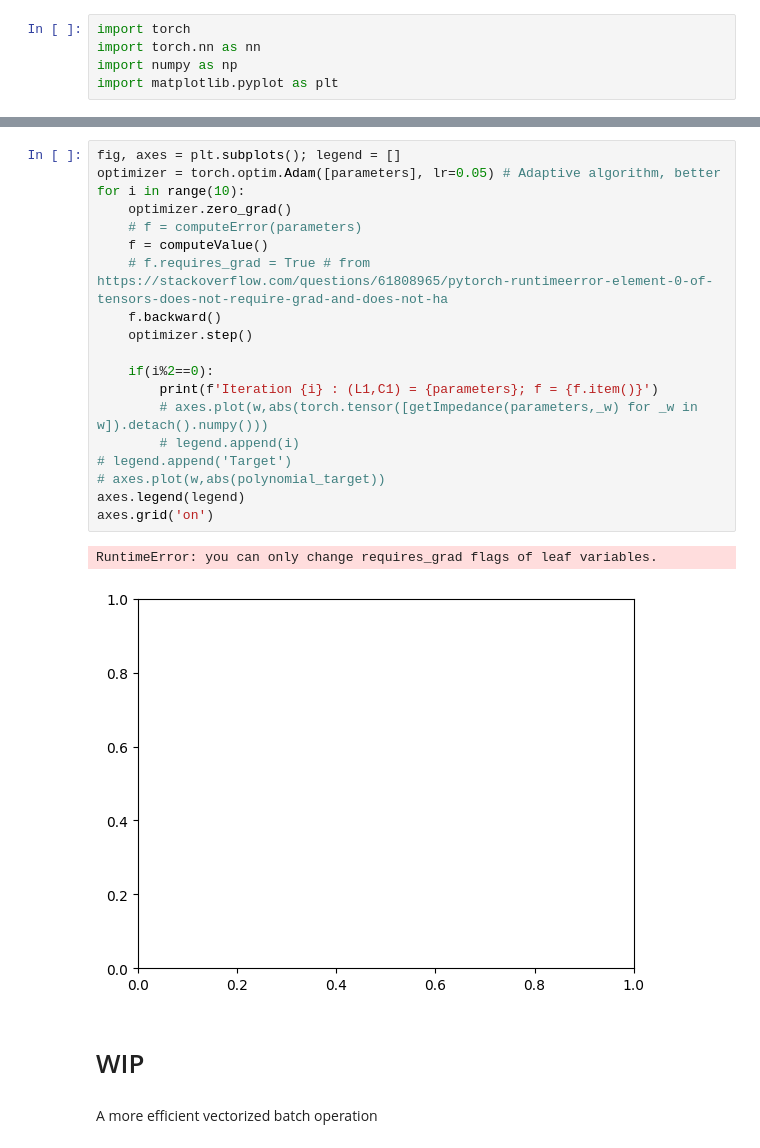
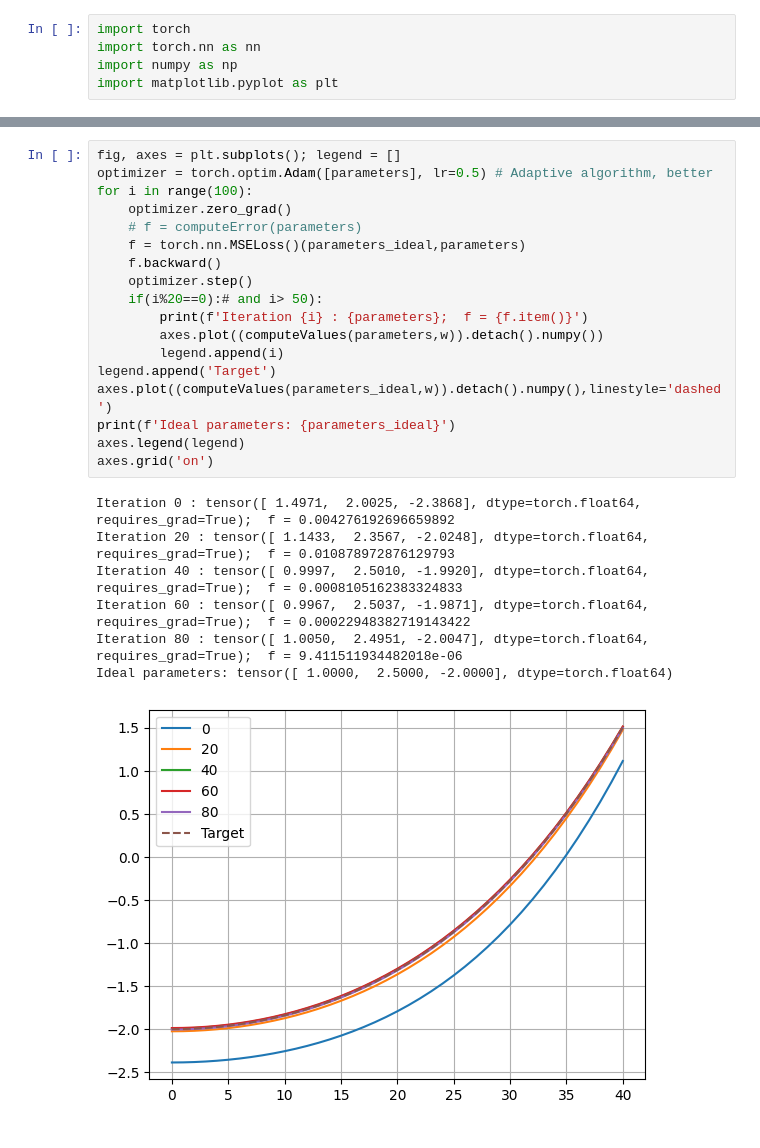
Before and after one commit to a-dag-a/sandbox__ML, a Jupyter notebook: autodiff/WIP.ipynb, the cells around one changed output, grey strips where cells are left out. Saved outputs shown, nothing was run; the diff lists cells and outputs as text.

Commit message:
Simple polynomial fitting (polynomial coeffs are encoded as matrix elements)

```diff
--- a/autodiff/WIP.ipynb
+++ b/autodiff/WIP.ipynb
@@ -42,26 +49,26 @@ def computeError(parameters):
 # %%
 fig, axes = plt.subplots(); legend = []
-optimizer = torch.optim.Adam([parameters], lr=0.05) # Adaptive algorithm, better
-for i in range(10):
+optimizer = torch.optim.Adam([parameters], lr=0.5) # Adaptive algorithm, better
+for i in range(100):
     optimizer.zero_grad()
     # f = computeError(parameters)
-    f = computeValue()
-    # f.requires_grad = True # from https://stackoverflow.com/questions/61808965/pytorch-runtimeerror-element-0-of-tensors-does-not-require-grad-and-does-not-ha
+    f = torch.nn.MSELoss()(parameters_ideal,parameters)
     f.backward()
     optimizer.step()
-
-    if(i%2==0):
-        print(f'Iteration {i} : (L1,C1) = {parameters}; f = {f.item()}')
-        # axes.plot(w,abs(torch.tensor([getImpedance(parameters,_w) for _w in w]).detach().numpy()))
-        # legend.append(i)
-# legend.append('Target')
-# axes.plot(w,abs(polynomial_target))
+    if(i%20==0):# and i> 50):
+        print(f'Iteration {i} : {parameters};  f = {f.item()}')
+        axes.plot((computeValues(parameters,w)).detach().numpy())
+        legend.append(i)
+legend.append('Target')
+axes.plot((computeValues(parameters_ideal,w)).detach().numpy(),linestyle='dashed')
+print(f'Ideal parameters: {parameters_ideal}')
 axes.legend(legend)
 axes.grid('on')
 # %% [output]
-RuntimeError: you can only change requires_grad flags of leaf variables.
+Iteration 0 : tensor([ 1.4971,  2.0025, -2.3868], dtype=torch.float64, requires_grad=True);  f = 0.004276192696659892
+Iteration 20 : tensor([ 1.1433,  2.3567, -2.0248], dtype=torch.float64, requires_grad=True);  f = 0.010878972876129793
+Iteration 40 : tensor([ 0.9997,  2.5010, -1.9920], dtype=torch.float64, requires_grad=True);  f = 0.0008105162383324833
+Iteration 60 : tensor([ 0.9967,  2.5037, -1.9871], dtype=torch.float64, requires_grad=True);  f = 0.00022948382719143422
+Iteration 80 : tensor([ 1.0050,  2.4951, -2.0047], dtype=torch.float64, requires_grad=True);  f = 9.411511934482018e-06
+Ideal parameters: tensor([ 1.0000,  2.5000, -2.0000], dtype=torch.float64)
-[figure, old version]
+[figure, new version]
-# %% [markdown]
-# WIP
-# %% [markdown]
-A more efficient vectorized batch operation
```
Also changed, not shown: parts of 3 cells of this notebook.
